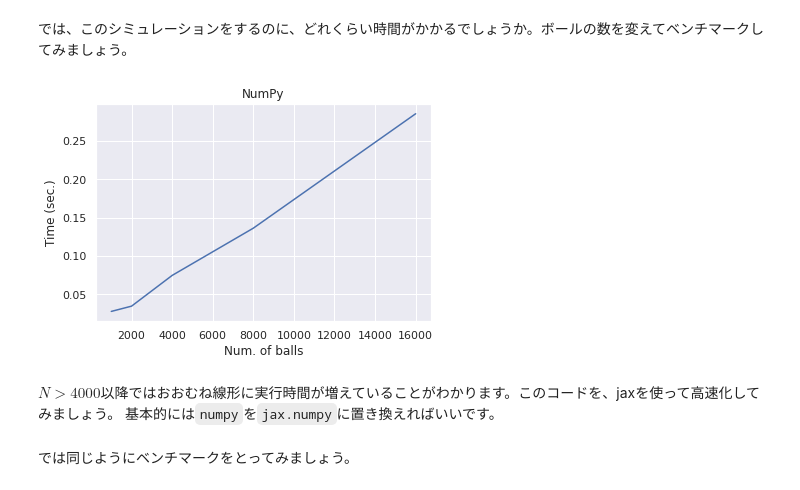
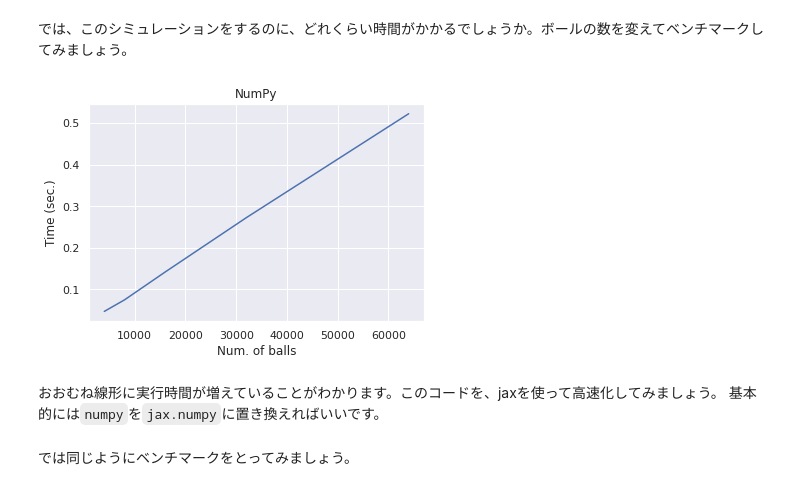
Before and after one commit to kngwyu/rlog, a Jupyter notebook: _notebooks/2021-12-18-jax-brax-haiku.ipynb, the cells around one changed output. Cells and saved outputs as stored; diff of their text form; code cells hidden in the pictures.

```diff
--- a/_notebooks/2021-12-18-jax-brax-haiku.ipynb
+++ b/_notebooks/2021-12-18-jax-brax-haiku.ipynb
@@ -186,35 +183,32 @@ animate(ball_animation(simulate_balls(20, 40)))
 # %% [markdown]
 では、このシミュレーションをするのに、どれくらい時間がかかるでしょうか。ボールの数を変えてベンチマークしてみましょう。
 # %%
-# collapse-hide
-
-
 def bench(
     f: t.Callable[..., t.Any],
     inputs: t.Iterable[t.Any],
     number: int = 10,
 ) -> t.List[float]:
     import timeit
 
     return [timeit.Timer(lambda: f(x)).timeit(number=number) for x in inputs]
 
 
 def bench_and_plot(f: t.Callable[..., t.Any], title: str) -> pd.DataFrame:
-    inputs = [1000, 2000, 4000, 8000, 16000]
+    inputs = [4000, 8000, 16000, 32000, 64000]
     result = pd.DataFrame({"x": inputs, "y": bench(f, inputs)})
     result["Method"] = [title] * len(inputs)
     ax = sns.lineplot(data=result, x="x", y="y")
     ax.set_title(title)
     ax.set_xlabel("Num. of balls")
     ax.set_ylabel("Time (sec.)")
     return result
 
 
 numpy_result = bench_and_plot(simulate_balls, "NumPy")
 # %% [output]
-[figure, old version]
+[figure, new version]
 # %% [markdown]
-$N > 4000$以降ではおおむね線形に実行時間が増えていることがわかります。このコードを、jaxを使って高速化してみましょう。
+おおむね線形に実行時間が増えていることがわかります。このコードを、jaxを使って高速化してみましょう。
 基本的には`numpy`を`jax.numpy`に置き換えればいいです。
 # %%
 import jax
```
Also changed, not shown: parts of 27 cells of this notebook.
